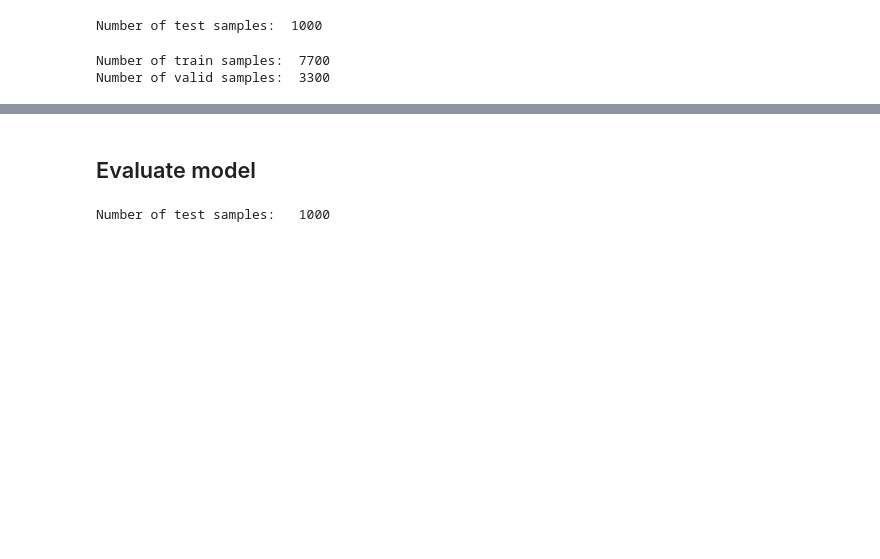
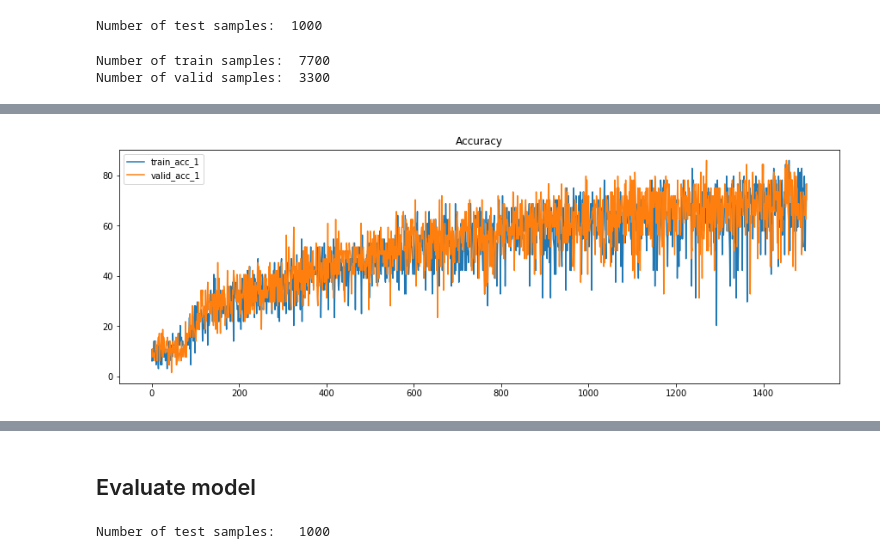
Before and after one commit to feklistoff/Guess-Angle-CNN-Project, a Jupyter notebook: model_tf.ipynb, the cells around one changed output, grey strips where cells are left out. Drawn from its saved outputs; the diff is of its cells as text; code cells hidden in the pictures; blank space fills up the shorter version.

```diff
--- a/model_tf.ipynb
+++ b/model_tf.ipynb
@@ -58,8 +47,10 @@ print(len(labels))
 # %%
 # constants
-size = 128 # images sape 128x128
-epochs = 200
-learning_rate = 1e-3
+size          = data_train.size # images shape 128x128
+epochs        = 1500
+learning_rate = 1e-4
+decay_freq    = 200
+labels        = np.unique(data_train.angles)
 # %%
 # tensorflow graph placeholders
 images_ph = tf.placeholder(tf.float32, (None, size, size, 3), name='images')
@@ -130,0 +97,3 @@ logits:  (?, 201)
+# %%
+# build cnn
+logits = build_cnn(images_ph)
@@ -131,12 +109,10 @@ logits:  (?, 201)
 # %%
 # training pipeline
-# prediction = tf.reduce_sum((tf.sigmoid(logits) / tf.reduce_sum(logits)) * labels, 1)
 probabilities = tf.nn.softmax(logits, 1)
-prediction = tf.reduce_sum(probabilities * labels, 1)# / 10 - np.max(labels)
-loss = tf.reduce_mean(tf.squared_difference(prediction, angles_ph))
-# loss = tf.reduce_mean(tf.abs(prediction - angles_ph))
-optimizer = tf.train.AdamOptimizer(learning_rate=learning_rate)
-# training_operation = optimizer.minimize(loss)
+prediction    = tf.reduce_sum(probabilities * labels, 1)
+
+loss      = tf.reduce_mean(tf.squared_difference(prediction, angles_ph))
+optimizer = tf.train.AdamOptimizer(learning_rate)
 
 update_ops = tf.get_collection(tf.GraphKeys.UPDATE_OPS)
 with tf.control_dependencies(update_ops):
@@ -216,0 +214,6 @@ plt.show()
+# %%
+# plot accuracy to 1
+plot_acc1.plot(title='Accuracy', figsize=(15, 5))
+plt.show()
+# %% [output]
+[figure, added]
```
Also changed, not shown: parts of 18 cells of this notebook, 2 other files.
